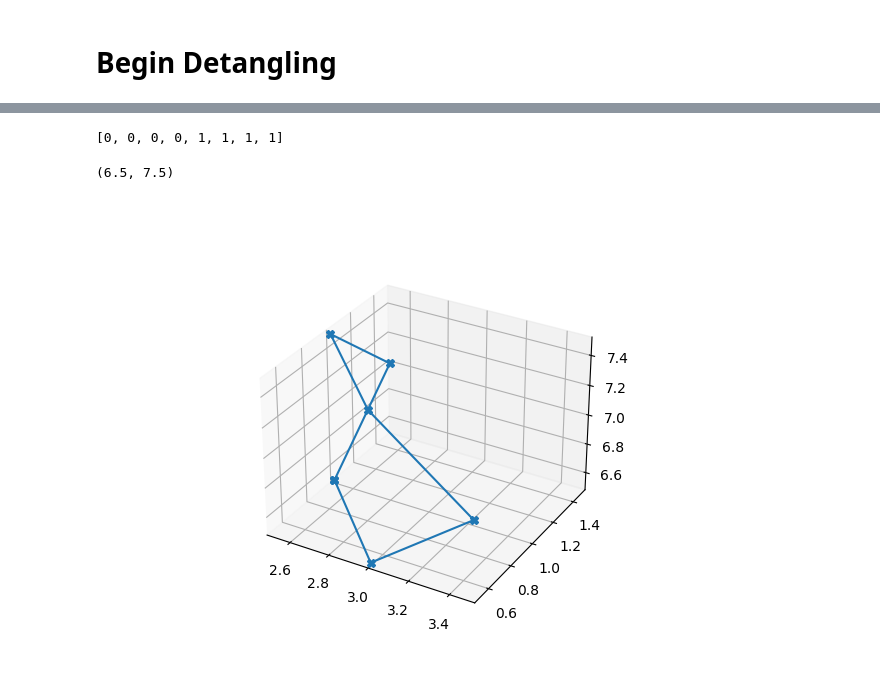
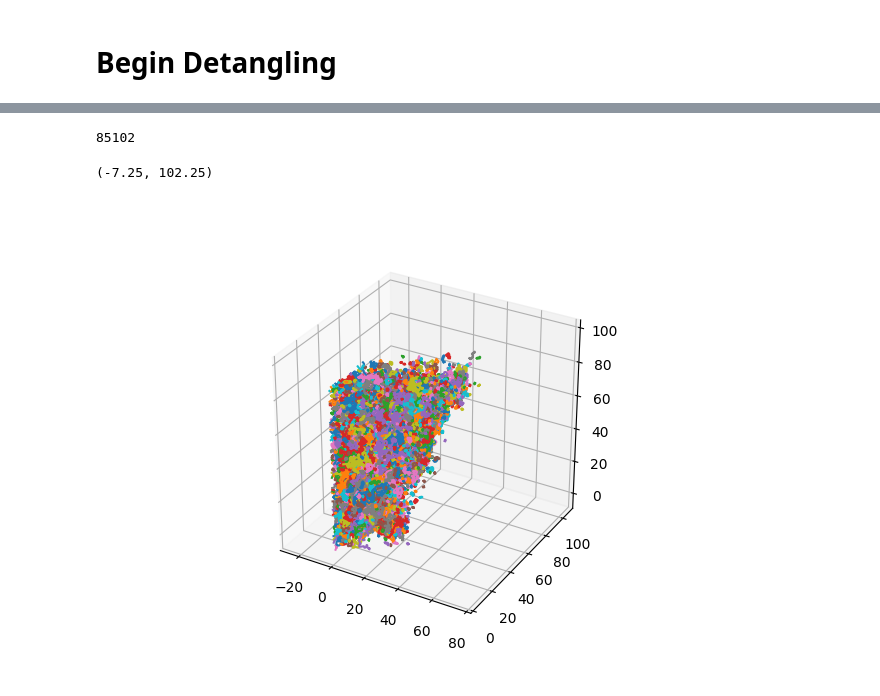
Before and after one commit to Mehdi5578/3DPU_Plateau_Problem, a Jupyter notebook: notebooks/3D_Skull_Stripping.ipynb, the cells around one changed output, grey strips where cells are left out. Saved outputs shown, nothing was run; the diff lists cells and outputs as text; code cells hidden in the pictures.

```diff
--- a/notebooks/3D_Skull_Stripping.ipynb
+++ b/notebooks/3D_Skull_Stripping.ipynb
@@ -383,4 +368,0 @@ np.min(positions[:,0])
-# %%
-[0,0,0,0] + [1,1,1,1]
-# %% [output]
-[0, 0, 0, 0, 1, 1, 1, 1]
@@ -387,3 +373,7 @@ np.min(positions[:,0])
+# %%
+cpt
+# %% [output]
+85102
 # %%
 fig = plt.figure()
 ax = fig.add_subplot(111, projection='3d')
@@ -391,7 +381,7 @@ ax.set_aspect('equal')
 X = []
 Y = []
 Z = []
-for loop in loops[97:97+1]:
+for loop in loops:
     if True:
         lasso_positions = []
         for r in loop.loop:
@@ -399,33 +389,33 @@ for loop in loops[97:97+1]:
             if pos[0] == 2:
                 new_pos = [pos[1]+0.5,pos[2] + 0.5,pos[3]]
             elif pos[0] == 1:
                 new_pos = [pos[1]+0.5,pos[2],pos[3]+0.5]
             elif pos[0] == 0:
                 new_pos = [pos[1],pos[2] + 0.5,pos[3]+0.5]
 
             lasso_positions.append(new_pos)
         xs = [pos[0] for pos in lasso_positions]
         ys = [pos[1] for pos in lasso_positions]
         zs = [pos[2] for pos in lasso_positions]
         xs = xs
         ys = ys
         zs = zs
-        ax.plot(xs,ys,zs,marker = 'X')
+        ax.plot(xs,ys,zs)
         Z = Z + zs
         X = X + xs
         Y = Y + ys
 
 X = np.array(X)
 Y = np.array(Y)
 Z = np.array(Z)
 max_range = np.array([X.max()-X.min(), Y.max()-Y.min(), Z.max()-Z.min()]).max() / 2.0
 
 mid_x = (X.max()+X.min()) * 0.5
 mid_y = (Y.max()+Y.min()) * 0.5
 mid_z = (Z.max()+Z.min()) * 0.5
 ax.set_xlim(mid_x - max_range, mid_x + max_range)
 ax.set_ylim(mid_y - max_range, mid_y + max_range)
 ax.set_zlim(mid_z - max_range, mid_z + max_range)
 # %% [output]
-(6.5, 7.5)
+(-7.25, 102.25)
-[figure, old version]
+[figure, new version]
```
Also changed, not shown: parts of 12 cells of this notebook, 4 other files.
